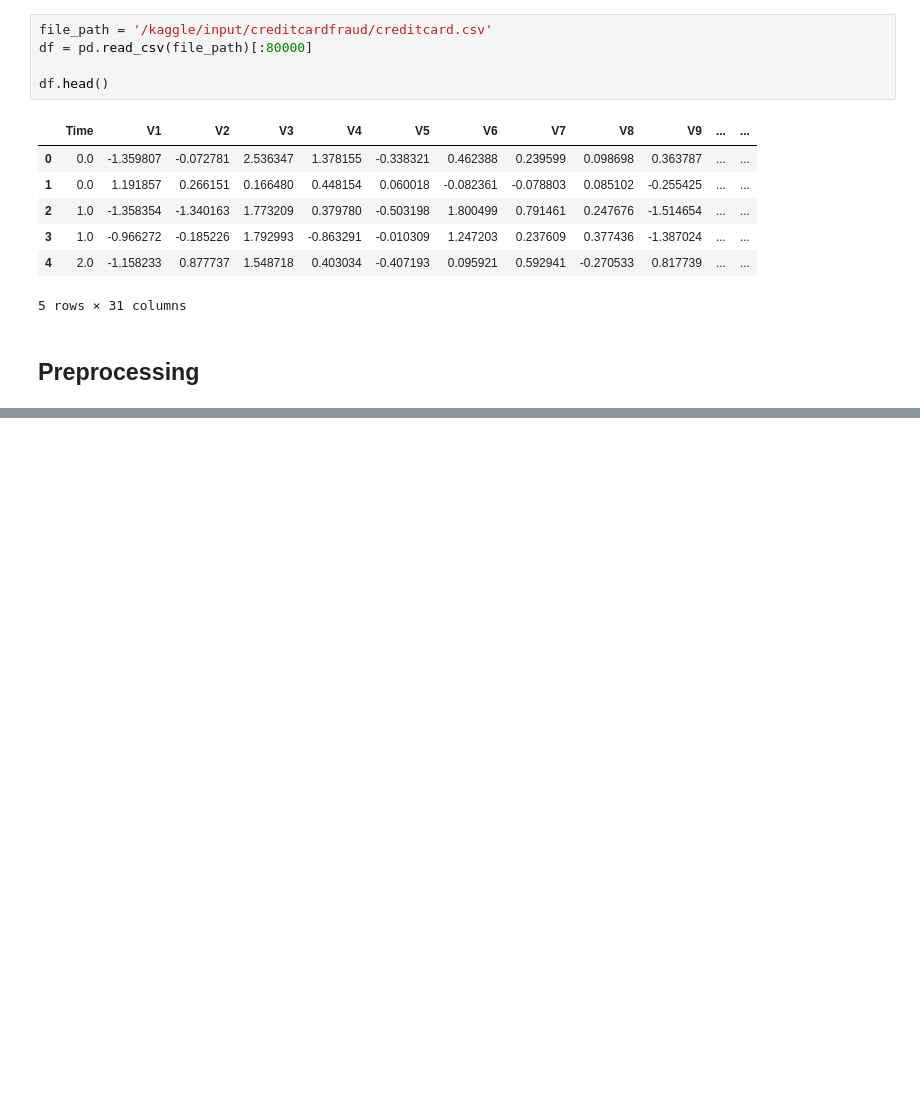
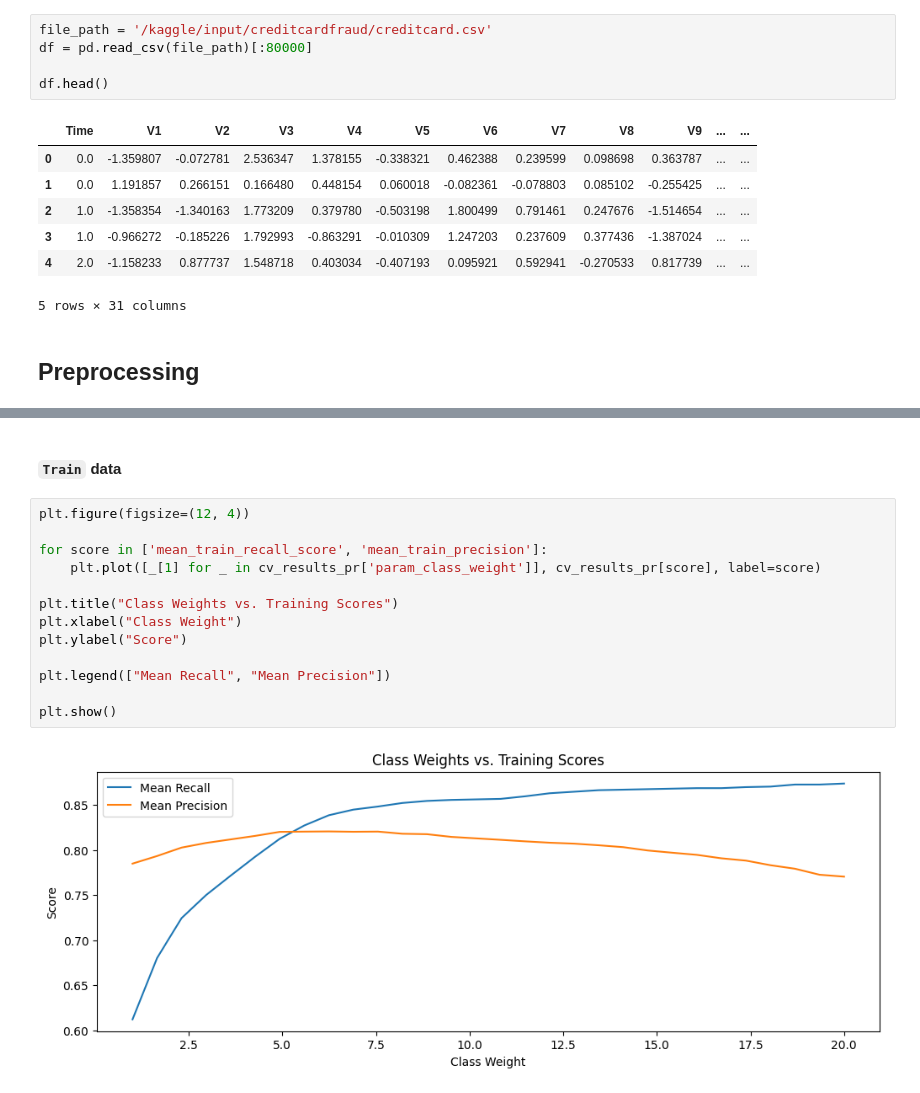
Before and after one commit to nirmit27/ds-and-ml, a Jupyter notebook: Models/credit-card-fraud-detection.ipynb, the cells around one changed output, grey strips where cells are left out. Cells and saved outputs as stored; diff of their text form; blank space fills up the shorter version.

```diff
--- a/Models/credit-card-fraud-detection.ipynb
+++ b/Models/credit-card-fraud-detection.ipynb
@@ -36,0 +254,17 @@ df.shape
+# %% [markdown]
+#### `Train` data
+# %%
+plt.figure(figsize=(12, 4))
+
+for score in ['mean_train_recall_score', 'mean_train_precision']:
+    plt.plot([_[1] for _ in cv_results_pr['param_class_weight']], cv_results_pr[score], label=score)
+
+plt.title("Class Weights vs. Training Scores")
+plt.xlabel("Class Weight")
+plt.ylabel("Score")
+
+plt.legend(["Mean Recall", "Mean Precision"])
+
+plt.show()
+# %% [output]
+[figure, added]
```
Also changed, not shown: parts of 33 cells of this notebook.
